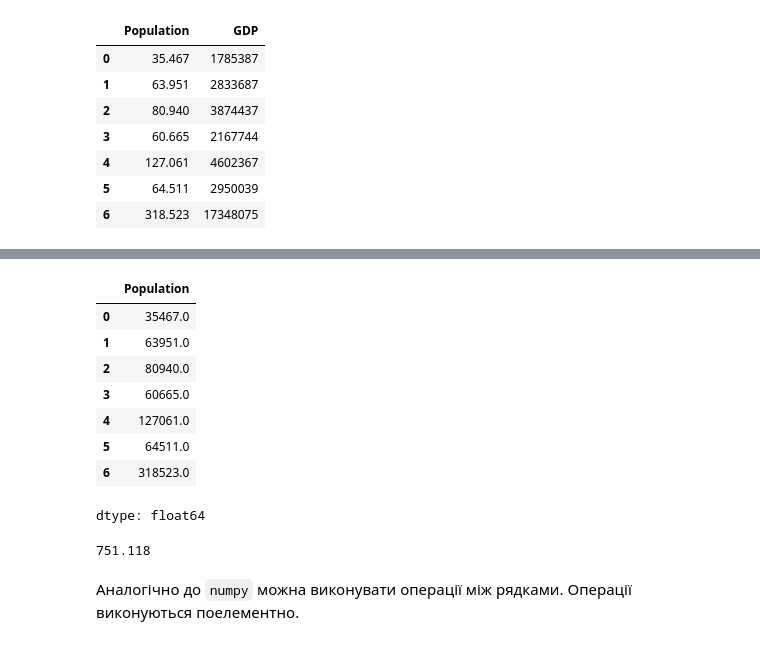
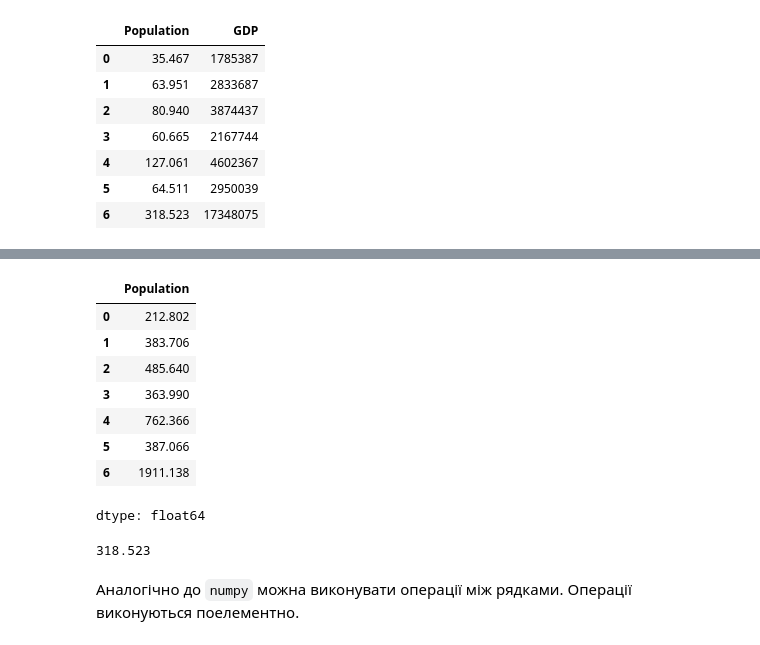
Before and after one commit to HalyshAnton/Python-AI, a Jupyter notebook: pandas.ipynb, the cells around one changed output, grey strips where cells are left out. Saved outputs shown, nothing was run; the diff lists cells and outputs as text; code cells hidden in the pictures.

```diff
--- a/pandas.ipynb
+++ b/pandas.ipynb
@@ -78,4 +78,6 @@ df
 `DataFrame` також мають індекси рядків. Як ви можете бачити в «таблиці» вище, pandas автоматично призначила числовий зромтаючий індекс кожному «рядку» в нашому DataFrame.
 
 Стовпці "індексуються" назвами типу `str`
+# %%
+df.columns = df.columns.str.lower()
 # %%
@@ -262,7 +384,7 @@ data
 
 На противагу поняттю відбору є «видалення». Замість того, щоб вказувати, які стовпці ви хочете _вибрати_, ви можете вказати, які з них ви хочете `викинути`:
 # %%
-df.drop(columns=['Population'])
+df.drop(columns=['Population'], inplace=False)
 # %% [output]
 |  | Name | GDP | Surface Area | HDI | Continent |
 | 0 | Canada | 1785387 | 9984670 | 0.913 | America |
@@ -332,3 +465,9 @@ df[['Population', 'GDP']]
 | 4 | 127.061 | 4602367 |
 | 5 | 64.511 | 2950039 |
 | 6 | 318.523 | 17348075 |
+# %%
+#df['Population'] = df.icol[0, 0]
+
+df['GDP per Capita'] = df['GDP'] / df['Population']
+# %%
+df['Continent'] = df['Continent'].str.upper()
@@ -335,19 +485,19 @@ df[['Population', 'GDP']]
 # %%
-df['Population'] * 1000
+df['Population'] * 6
 # %% [output]
 |  | Population |
-| 0 | 35467.0 |
-| 1 | 63951.0 |
-| 2 | 80940.0 |
-| 3 | 60665.0 |
-| 4 | 127061.0 |
-| 5 | 64511.0 |
-| 6 | 318523.0 |
+| 0 | 212.802 |
+| 1 | 383.706 |
+| 2 | 485.640 |
+| 3 | 363.990 |
+| 4 | 762.366 |
+| 5 | 387.066 |
+| 6 | 1911.138 |
 dtype: float64
 # %%
-df['Population'].sum()
+df['Population'].max()
 # %% [output]
-751.118
+318.523
 # %% [markdown]
 Аналогічно до `numpy` можна виконувати операції між рядками. Операції виконуються поелементно.
 # %%
```
Also changed, not shown: parts of 28 cells of this notebook.
